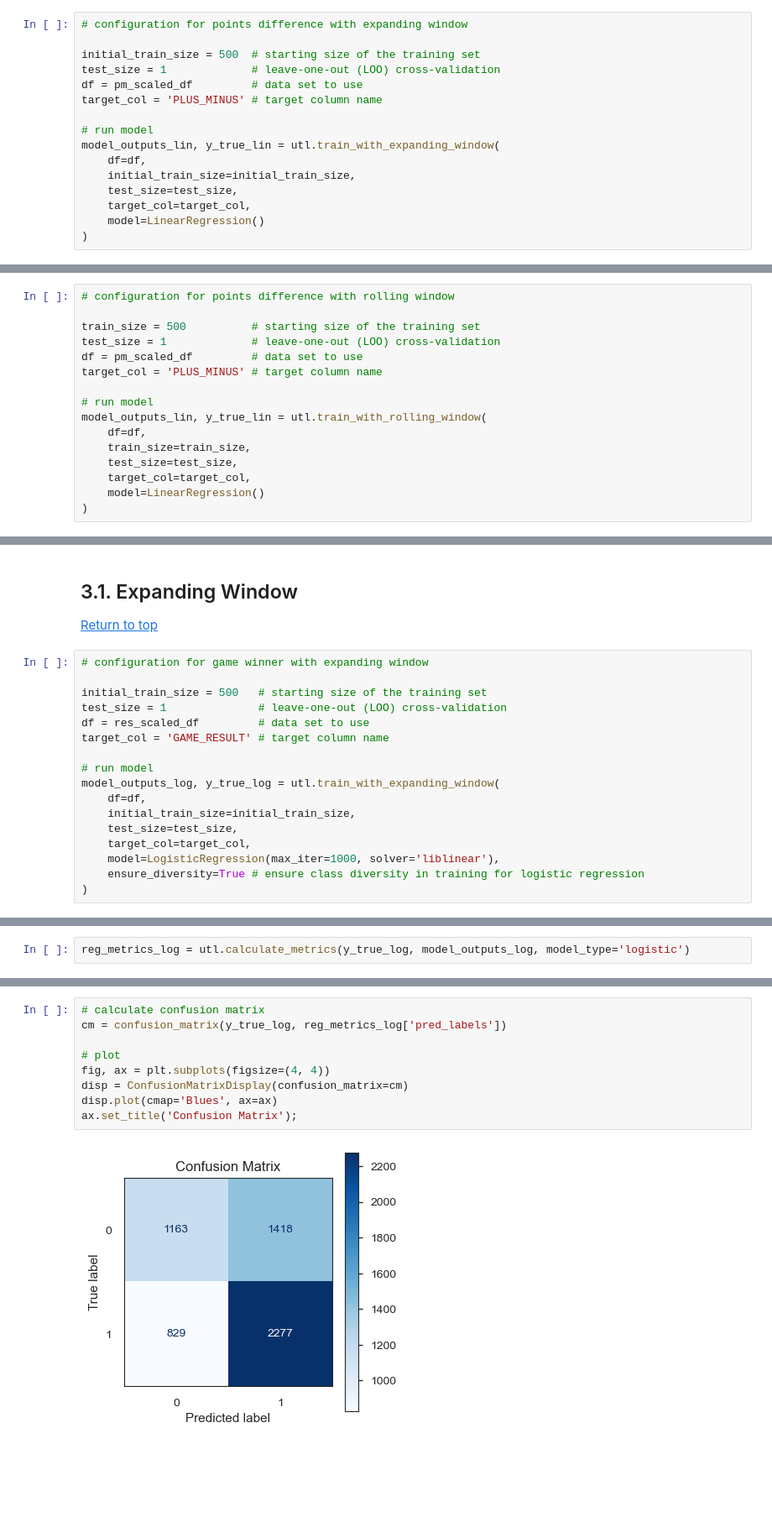
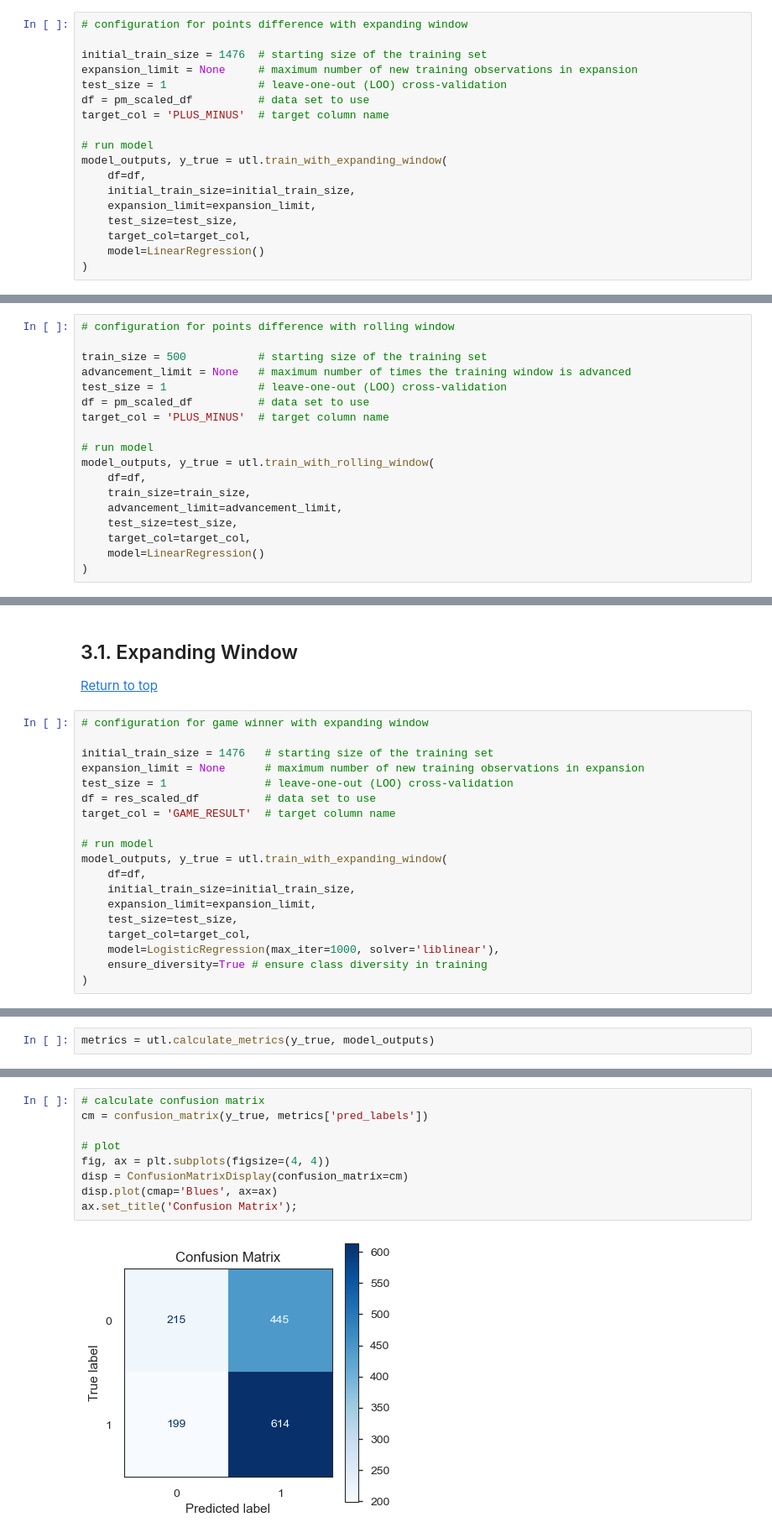
Before and after one commit to stevenworthington/sports_betting, a Jupyter notebook: code/5_nba_Baseline_Models.ipynb, the cells around one changed output, grey strips where cells are left out. Shown at 84% size. Saved outputs shown, nothing was run; the diff lists cells and outputs as text; blank space fills up the shorter version.

Commit message:
generalized model training functions and added random forest models

```diff
--- a/code/5_nba_Baseline_Models.ipynb
+++ b/code/5_nba_Baseline_Models.ipynb
@@ -409,15 +441,17 @@ plt.show()
 # %%
 # configuration for points difference with expanding window
 
-initial_train_size = 500  # starting size of the training set
-test_size = 1             # leave-one-out (LOO) cross-validation
-df = pm_scaled_df         # data set to use
-target_col = 'PLUS_MINUS' # target column name
+initial_train_size = 1476  # starting size of the training set
+expansion_limit = None     # maximum number of new training observations in expansion
+test_size = 1              # leave-one-out (LOO) cross-validation
+df = pm_scaled_df          # data set to use
+target_col = 'PLUS_MINUS'  # target column name
 
 # run model
-model_outputs_lin, y_true_lin = utl.train_with_expanding_window(
+model_outputs, y_true = utl.train_with_expanding_window(
     df=df,
     initial_train_size=initial_train_size,
+    expansion_limit=expansion_limit,
     test_size=test_size,
     target_col=target_col,
     model=LinearRegression()
@@ -455,15 +496,17 @@ plt.legend();
 # %%
 # configuration for points difference with rolling window
 
-train_size = 500          # starting size of the training set
-test_size = 1             # leave-one-out (LOO) cross-validation
-df = pm_scaled_df         # data set to use
-target_col = 'PLUS_MINUS' # target column name
+train_size = 500           # starting size of the training set
+advancement_limit = None   # maximum number of times the training window is advanced
+test_size = 1              # leave-one-out (LOO) cross-validation
+df = pm_scaled_df          # data set to use
+target_col = 'PLUS_MINUS'  # target column name
 
 # run model
-model_outputs_lin, y_true_lin = utl.train_with_rolling_window(
+model_outputs, y_true = utl.train_with_rolling_window(
     df=df,
     train_size=train_size,
+    advancement_limit=advancement_limit,
     test_size=test_size,
     target_col=target_col,
     model=LinearRegression()
@@ -506,18 +556,20 @@ plt.legend();
 # %%
 # configuration for game winner with expanding window
 
-initial_train_size = 500   # starting size of the training set
-test_size = 1              # leave-one-out (LOO) cross-validation
-df = res_scaled_df         # data set to use
-target_col = 'GAME_RESULT' # target column name
+initial_train_size = 1476   # starting size of the training set
+expansion_limit = None      # maximum number of new training observations in expansion
+test_size = 1               # leave-one-out (LOO) cross-validation
+df = res_scaled_df          # data set to use
+target_col = 'GAME_RESULT'  # target column name
 
 # run model
-model_outputs_log, y_true_log = utl.train_with_expanding_window(
+model_outputs, y_true = utl.train_with_expanding_window(
     df=df,
     initial_train_size=initial_train_size,
+    expansion_limit=expansion_limit,
     test_size=test_size,
     target_col=target_col,
     model=LogisticRegression(max_iter=1000, solver='liblinear'),
-    ensure_diversity=True # ensure class diversity in training for logistic regression
+    ensure_diversity=True # ensure class diversity in training
 )
 # %% [output]
@@ -525,3 +577,3 @@ Total time taken: 54.11 seconds
 # %%
-reg_metrics_log = utl.calculate_metrics(y_true_log, model_outputs_log, model_type='logistic')
+metrics = utl.calculate_metrics(y_true, model_outputs)
 # %% [output]
@@ -532,13 +584,13 @@ Logistic Regression Metrics:
 # %%
 # calculate confusion matrix
-cm = confusion_matrix(y_true_log, reg_metrics_log['pred_labels'])
+cm = confusion_matrix(y_true, metrics['pred_labels'])
 
 # plot
 fig, ax = plt.subplots(figsize=(4, 4))
 disp = ConfusionMatrixDisplay(confusion_matrix=cm)
 disp.plot(cmap='Blues', ax=ax)
 ax.set_title('Confusion Matrix');
 # %% [output]
-[figure, old version]
+[figure, new version]
 # %%
 # calculate FPR (False Positive Rate), TPR (True Positive Rate), and threshold values
```
Also changed, not shown: parts of 27 cells of this notebook, 2 other files.
